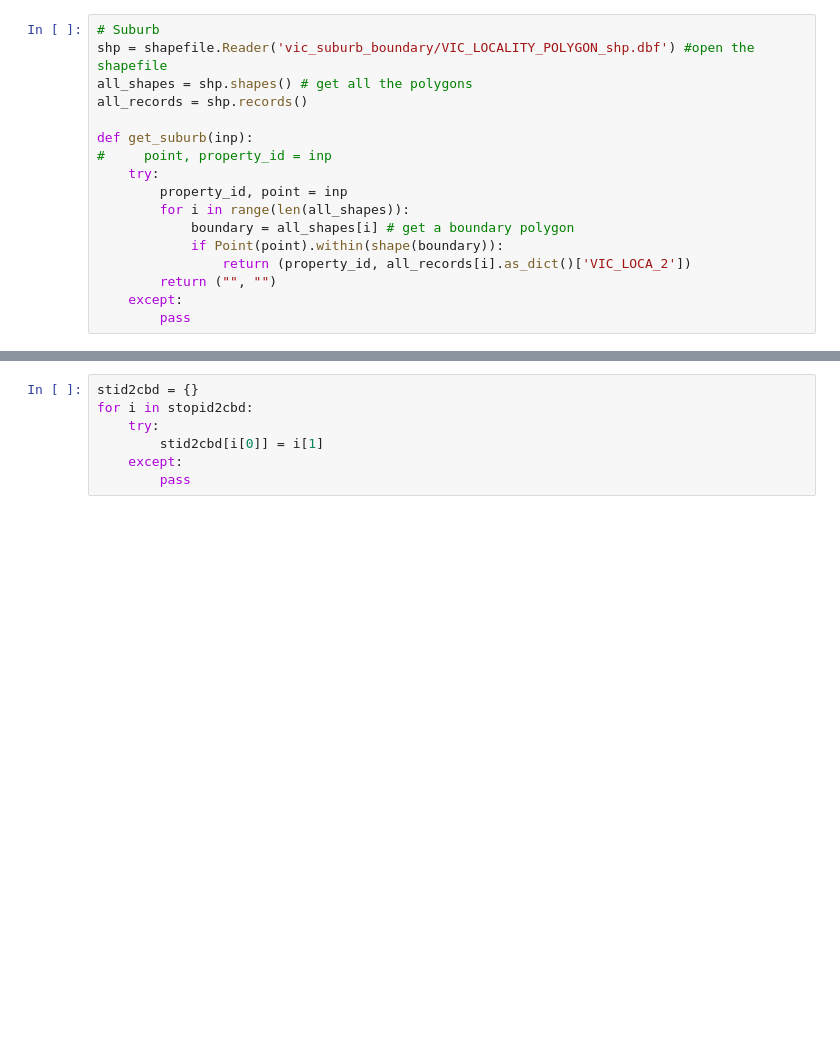
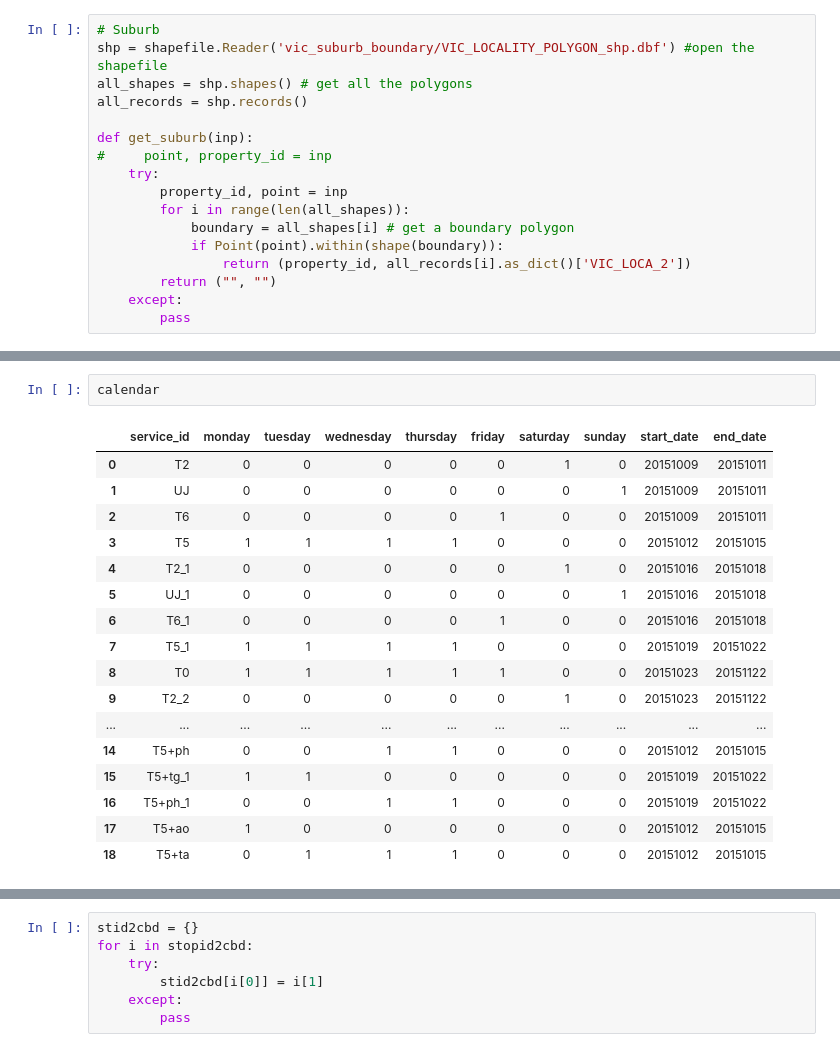
Before and after one commit to saiashirwad/ishan_dw, a Jupyter notebook: A3/A3.ipynb, the cells around one changed output, grey strips where cells are left out. Cells and saved outputs as stored; diff of their text form; blank space fills up the shorter version.

```diff
--- a/A3/A3.ipynb
+++ b/A3/A3.ipynb
@@ -211,0 +232,20 @@ else:
+# %%
+calendar
+# %% [output]
+|  | service_id | monday | tuesday | wednesday | thursday | friday | saturday | sunday | start_date | end_date |
+| 0 | T2 | 0 | 0 | 0 | 0 | 0 | 1 | 0 | 20151009 | 20151011 |
+| 1 | UJ | 0 | 0 | 0 | 0 | 0 | 0 | 1 | 20151009 | 20151011 |
+| 2 | T6 | 0 | 0 | 0 | 0 | 1 | 0 | 0 | 20151009 | 20151011 |
+| 3 | T5 | 1 | 1 | 1 | 1 | 0 | 0 | 0 | 20151012 | 20151015 |
+| 4 | T2_1 | 0 | 0 | 0 | 0 | 0 | 1 | 0 | 20151016 | 20151018 |
+| 5 | UJ_1 | 0 | 0 | 0 | 0 | 0 | 0 | 1 | 20151016 | 20151018 |
+| 6 | T6_1 | 0 | 0 | 0 | 0 | 1 | 0 | 0 | 20151016 | 20151018 |
+| 7 | T5_1 | 1 | 1 | 1 | 1 | 0 | 0 | 0 | 20151019 | 20151022 |
+| 8 | T0 | 1 | 1 | 1 | 1 | 1 | 0 | 0 | 20151023 | 20151122 |
+| 9 | T2_2 | 0 | 0 | 0 | 0 | 0 | 1 | 0 | 20151023 | 20151122 |
+| ... | ... | ... | ... | ... | ... | ... | ... | ... | ... | ... |
+| 14 | T5+ph | 0 | 0 | 1 | 1 | 0 | 0 | 0 | 20151012 | 20151015 |
+| 15 | T5+tg_1 | 1 | 1 | 0 | 0 | 0 | 0 | 0 | 20151019 | 20151022 |
+| 16 | T5+ph_1 | 0 | 0 | 1 | 1 | 0 | 0 | 0 | 20151019 | 20151022 |
+| 17 | T5+ao | 1 | 0 | 0 | 0 | 0 | 0 | 0 | 20151012 | 20151015 |
+| 18 | T5+ta | 0 | 1 | 1 | 1 | 0 | 0 | 0 | 20151012 | 20151015 |
```
Also changed, not shown: parts of 40 cells of this notebook.
